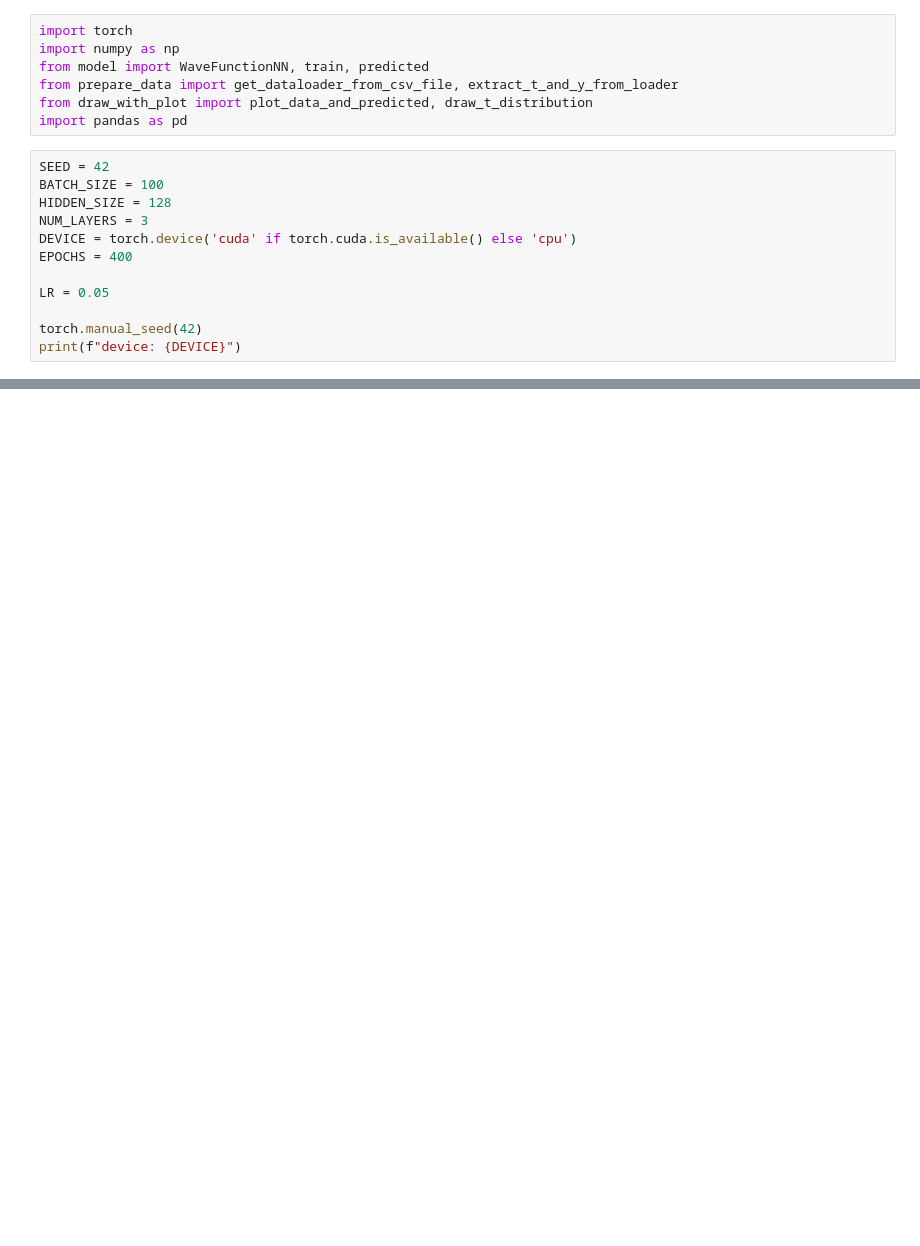
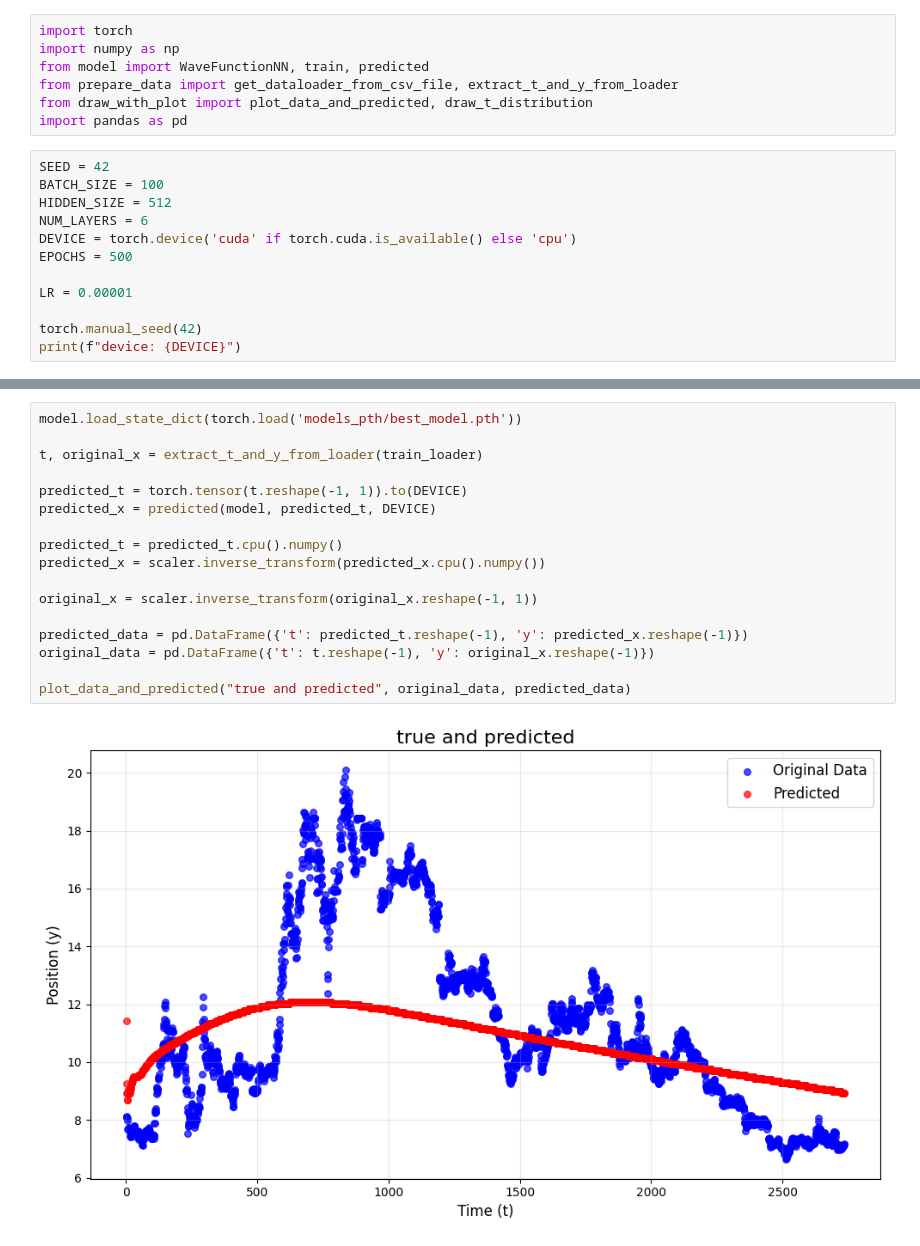
Before and after one commit to Syswea/temporal, a Jupyter notebook: exp_A.ipynb, the cells around one changed output, grey strips where cells are left out. Drawn from its saved outputs; the diff is of its cells as text; blank space fills up the shorter version.

```diff
--- a/exp_A.ipynb
+++ b/exp_A.ipynb
@@ -11,12 +14,12 @@ import pandas as pd
 # %%
 SEED = 42
 BATCH_SIZE = 100
-HIDDEN_SIZE = 128
-NUM_LAYERS = 3
+HIDDEN_SIZE = 512
+NUM_LAYERS = 6
 DEVICE = torch.device('cuda' if torch.cuda.is_available() else 'cpu')
-EPOCHS = 400
+EPOCHS = 500
 
-LR = 0.05
+LR = 0.00001
 
 torch.manual_seed(42)
 print(f"device: {DEVICE}")
@@ -28,0 +52,19 @@ best_loss = train(model, train_loader, eval_loader, EPOCHS, LR, DEVICE, eval_met
+# %%
+model.load_state_dict(torch.load('models_pth/best_model.pth'))
+
+t, original_x = extract_t_and_y_from_loader(train_loader)
+
+predicted_t = torch.tensor(t.reshape(-1, 1)).to(DEVICE)
+predicted_x = predicted(model, predicted_t, DEVICE)
+
+predicted_t = predicted_t.cpu().numpy()
+predicted_x = scaler.inverse_transform(predicted_x.cpu().numpy())
+
+original_x = scaler.inverse_transform(original_x.reshape(-1, 1))
+
+predicted_data = pd.DataFrame({'t': predicted_t.reshape(-1), 'y': predicted_x.reshape(-1)})
+original_data = pd.DataFrame({'t': t.reshape(-1), 'y': original_x.reshape(-1)})
+
+plot_data_and_predicted("true and predicted", original_data, predicted_data)
+# %% [output]
+[figure, added]
```
Also changed, not shown: parts of 6 cells of this notebook, 3 other files.
